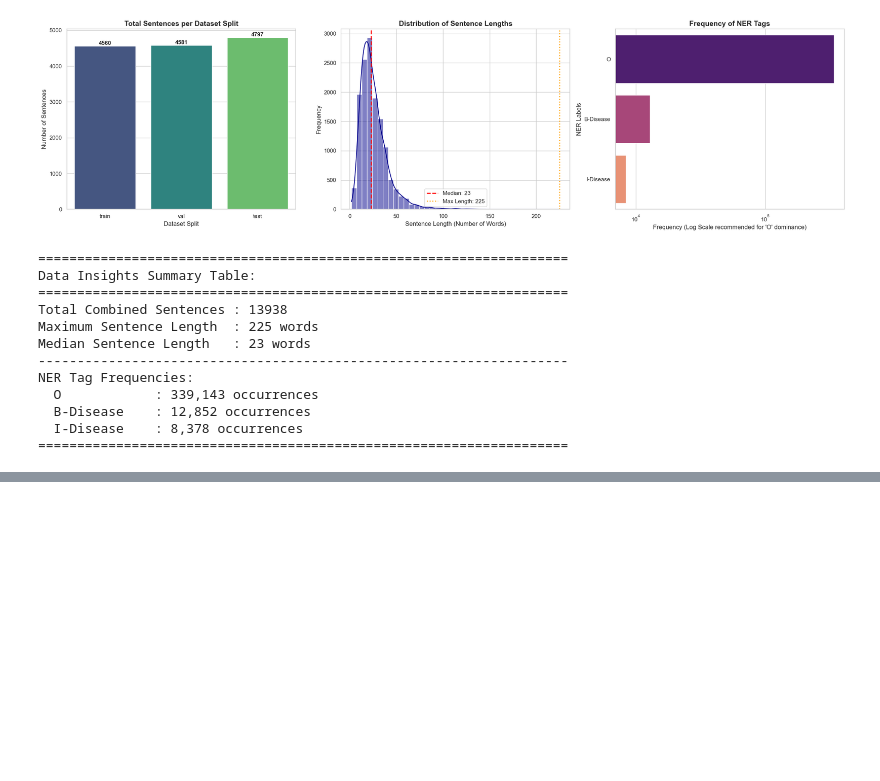
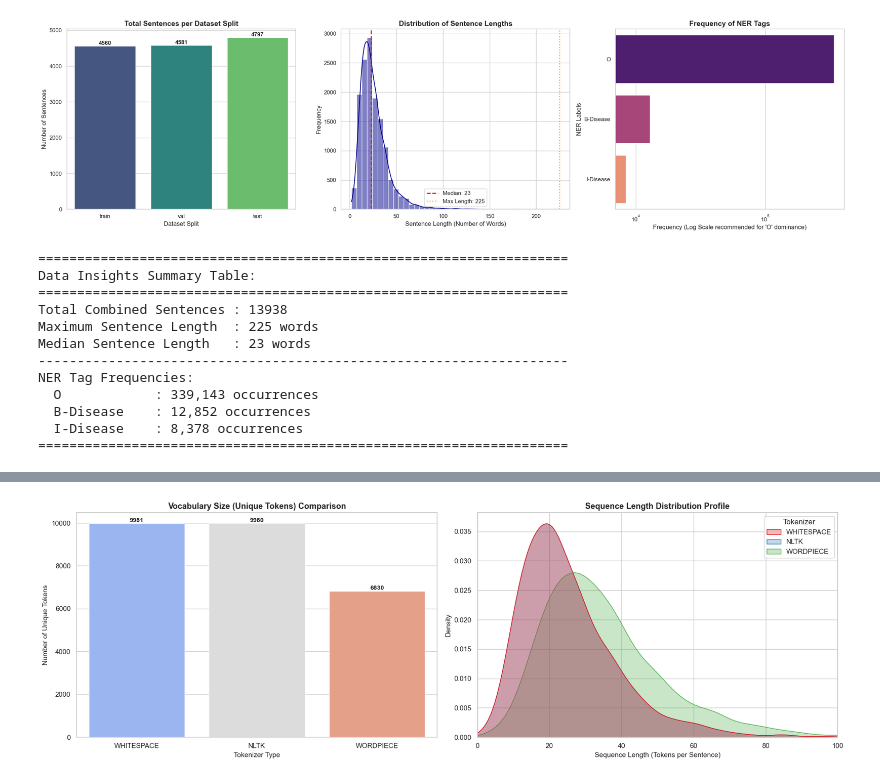
Before and after one commit to Ravindu-Sampath-Weerakoon/Tokenization_and_Embedding_Methods_on_an_NER_Pipeline, a Jupyter notebook: Tokenization_and_Embedding_Methods_on_an_NER_Pipeline.ipynb, the cells around one changed output, grey strips where cells are left out. Drawn from its saved outputs; the diff is of its cells as text; code cells hidden in the pictures; blank space fills up the shorter version.

```diff
--- a/Tokenization_and_Embedding_Methods_on_an_NER_Pipeline.ipynb
+++ b/Tokenization_and_Embedding_Methods_on_an_NER_Pipeline.ipynb
@@ -319,0 +529,78 @@ NER Tag Frequencies:
+# %%
+import pickle
+import os
+import matplotlib.pyplot as plt
+import seaborn as sns
+import pandas as pd
+
+# Define paths for the tokenized train splits
+base_serialized_dir = "./tokenized_data"
+tokenizer_pipelines = ["whitespace", "nltk", "wordpiece"]
+split_name = "train"
+
+# Data structures to collect insights
+vocab_stats = {}
+length_records = []
+
+print("Analyzing tokenized artifacts for Exploratory Data Analysis...")
+print("====================================================================")
+
+for tokenizer in tokenizer_pipelines:
+    file_path = os.path.join(base_serialized_dir, tokenizer, f"{split_name}.pkl")
+
+    with open(file_path, "rb") as f:
+        records = pickle.load(f)
+
+    unique_tokens = set()
+
+    for record in records:
+        tokens_list = record["tokens"]
+        # Track sequence length for this sentence
+        length_records.append({
+            "Tokenizer": tokenizer.upper(),
+            "Sequence Length": len(tokens_list)
+        })
+        # Add tokens to set to calculate unique vocabulary size
+        for token in tokens_list:
+            unique_tokens.add(token)
+
+    vocab_stats[tokenizer.upper()] = len(unique_tokens)
+
+# Convert sequence lengths to a Pandas DataFrame for plotting
+df_lengths = pd.DataFrame(length_records)
+
+# Setup plotting canvas with 2 subplots
+sns.set_theme(style="whitegrid")
+fig, axes = plt.subplots(1, 2, figsize=(18, 6))
+
+# --- Plot A: Vocabulary Size Comparison across Tokenizers ---
+sns.barplot(x=list(vocab_stats.keys()), y=list(vocab_stats.values()), ax=axes[0], palette="coolwarm")
+axes[0].set_title("Vocabulary Size (Unique Tokens) Comparison", fontsize=13, fontweight="bold")
+axes[0].set_xlabel("Tokenizer Type", fontsize=11)
+axes[0].set_ylabel("Number of Unique Tokens", fontsize=11)
+for container in axes[0].containers:
+    axes[0].bar_label(container, fmt="%d", label_type="edge", fontsize=10, fontweight="bold")
+
+# --- Plot B: Sequence Length Distribution Density Plot ---
+sns.kdeplot(data=df_lengths, x="Sequence Length", hue="Tokenizer", fill=True, common_norm=False, palette="Set1", alpha=0.3, ax=axes[2-1])
+axes[1].set_title("Sequence Length Distribution Profile", fontsize=13, fontweight="bold")
+axes[1].set_xlabel("Sequence Length (Tokens per Sentence)", fontsize=11)
+axes[1].set_ylabel("Density", fontsize=11)
+axes[1].set_xlim(0, 100) # Limiting X-axis to 100 for better visualization of the bulk data
+
+plt.tight_layout()
+plt.show()
+
+# Print text summary report
+print("====================================================================")
+print("Tokenization Profile Insights Table:")
+print("====================================================================")
+for tokenizer in tokenizer_pipelines:
+    t_name = tokenizer.upper()
+    t_df = df_lengths[df_lengths["Tokenizer"] == t_name]
+    print(f"Tokenizer: {t_name:<11}")
+    print(f"  -> Unique Vocabulary Size : {vocab_stats[t_name]:,}")
+    print(f"  -> Median Sequence Length : {int(t_df['Sequence Length'].median())} tokens")
+    print(f"  -> Maximum Sequence Length: {int(t_df['Sequence Length'].max())} tokens")
+    print("-" * 50)
+# %% [output]
@@ -319,0 +612 @@ NER Tag Frequencies:
+[figure, added]
```
Also changed, not shown: parts of 13 cells of this notebook, 12 other files.
